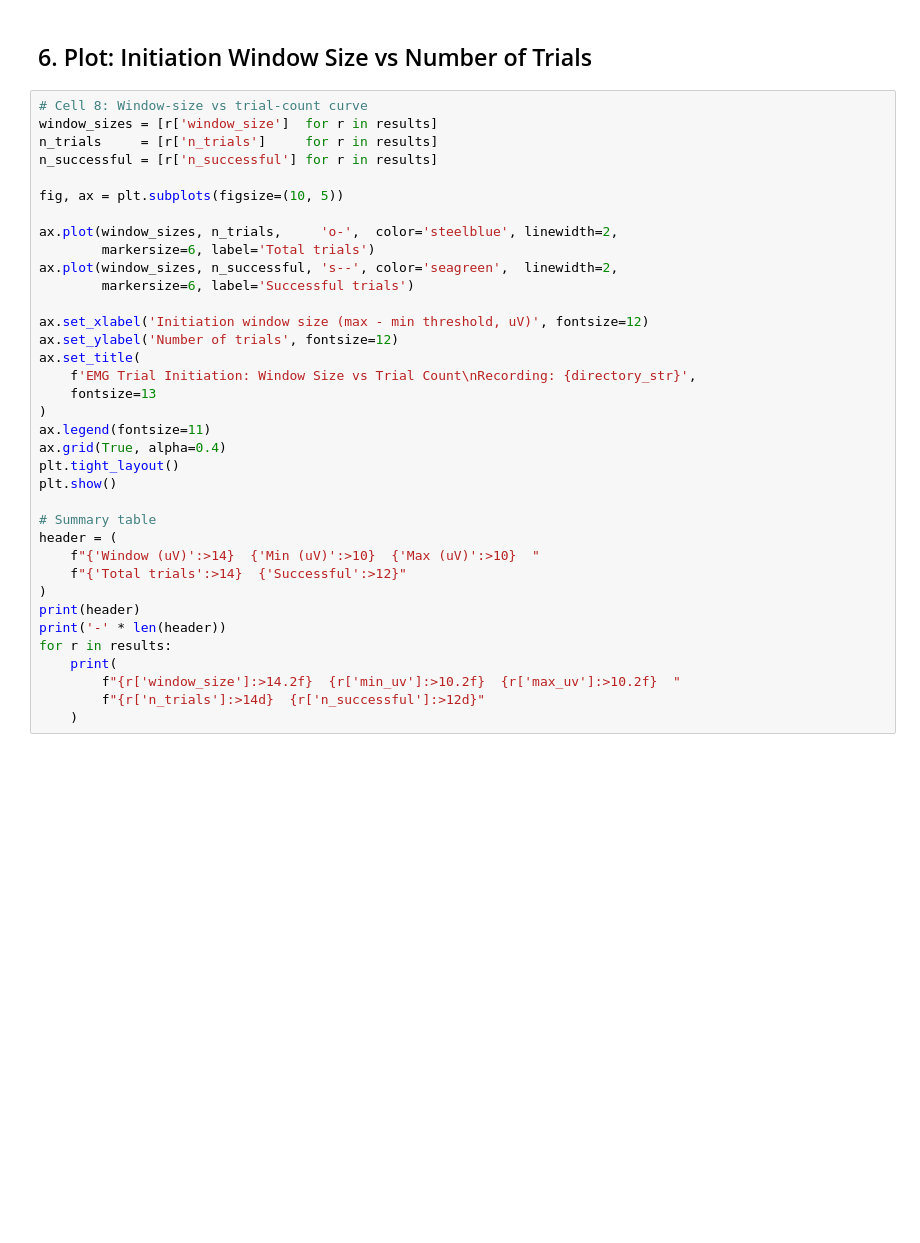
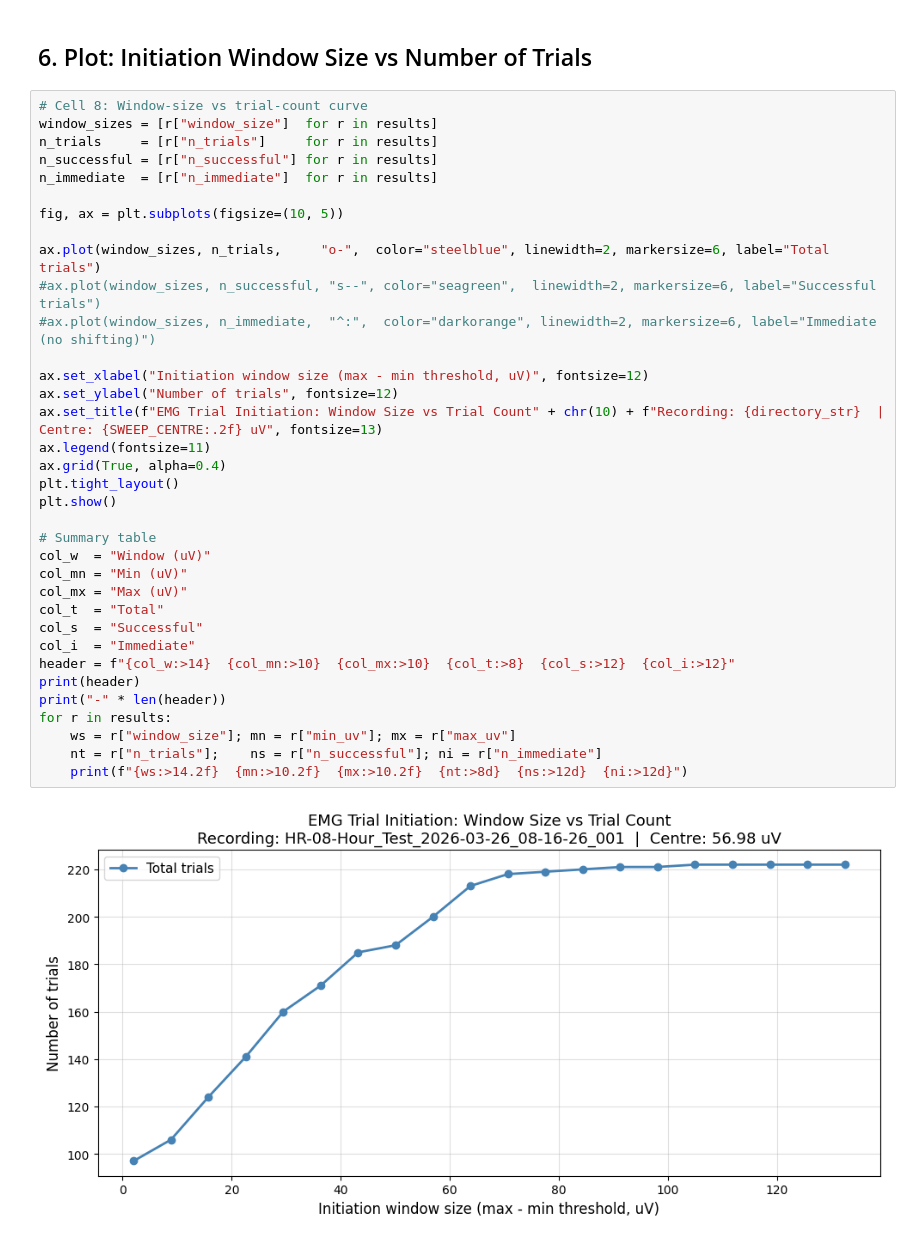
Before and after one commit to yahriels/Open-Ephys-H-Reflex-Python-Data-Analysis, a Jupyter notebook: src/open_ephys/analysis/Multi_EMG_Trial_Initiation_Simulator.ipynb, the cells around one changed output. Drawn from its saved outputs; the diff is of its cells as text; blank space fills up the shorter version.

```diff
--- a/src/open_ephys/analysis/Multi_EMG_Trial_Initiation_Simulator.ipynb
+++ b/src/open_ephys/analysis/Multi_EMG_Trial_Initiation_Simulator.ipynb
@@ -202,37 +244,38 @@ print('\nAll simulations complete.')
 ## 6. Plot: Initiation Window Size vs Number of Trials
 # %%
 # Cell 8: Window-size vs trial-count curve
-window_sizes = [r['window_size']  for r in results]
-n_trials     = [r['n_trials']     for r in results]
-n_successful = [r['n_successful'] for r in results]
+window_sizes = [r["window_size"]  for r in results]
+n_trials     = [r["n_trials"]     for r in results]
+n_successful = [r["n_successful"] for r in results]
+n_immediate  = [r["n_immediate"]  for r in results]
 
 fig, ax = plt.subplots(figsize=(10, 5))
 
-ax.plot(window_sizes, n_trials,     'o-',  color='steelblue', linewidth=2,
-        markersize=6, label='Total trials')
-ax.plot(window_sizes, n_successful, 's--', color='seagreen',  linewidth=2,
-        markersize=6, label='Successful trials')
+ax.plot(window_sizes, n_trials,     "o-",  color="steelblue", linewidth=2, markersize=6, label="Total trials")
+#ax.plot(window_sizes, n_successful, "s--", color="seagreen",  linewidth=2, markersize=6, label="Successful trials")
+#ax.plot(window_sizes, n_immediate,  "^:",  color="darkorange", linewidth=2, markersize=6, label="Immediate (no shifting)")
 
-ax.set_xlabel('Initiation window size (max - min threshold, uV)', fontsize=12)
-ax.set_ylabel('Number of trials', fontsize=12)
-ax.set_title(
-    f'EMG Trial Initiation: Window Size vs Trial Count\nRecording: {directory_str}',
-    fontsize=13
-)
+ax.set_xlabel("Initiation window size (max - min threshold, uV)", fontsize=12)
+ax.set_ylabel("Number of trials", fontsize=12)
+ax.set_title(f"EMG Trial Initiation: Window Size vs Trial Count" + chr(10) + f"Recording: {directory_str}  |  Centre: {SWEEP_CENTRE:.2f} uV", fontsize=13)
 ax.legend(fontsize=11)
 ax.grid(True, alpha=0.4)
 plt.tight_layout()
 plt.show()
 
 # Summary table
-header = (
-    f"{'Window (uV)':>14}  {'Min (uV)':>10}  {'Max (uV)':>10}  "
-    f"{'Total trials':>14}  {'Successful':>12}"
-)
+col_w  = "Window (uV)"
+col_mn = "Min (uV)"
+col_mx = "Max (uV)"
+col_t  = "Total"
+col_s  = "Successful"
+col_i  = "Immediate"
+header = f"{col_w:>14}  {col_mn:>10}  {col_mx:>10}  {col_t:>8}  {col_s:>12}  {col_i:>12}"
 print(header)
-print('-' * len(header))
+print("-" * len(header))
 for r in results:
-    print(
-        f"{r['window_size']:>14.2f}  {r['min_uv']:>10.2f}  {r['max_uv']:>10.2f}  "
-        f"{r['n_trials']:>14d}  {r['n_successful']:>12d}"
-    )
+    ws = r["window_size"]; mn = r["min_uv"]; mx = r["max_uv"]
+    nt = r["n_trials"];    ns = r["n_successful"]; ni = r["n_immediate"]
+    print(f"{ws:>14.2f}  {mn:>10.2f}  {mx:>10.2f}  {nt:>8d}  {ns:>12d}  {ni:>12d}")
+# %% [output]
+[figure, added]
```
Also changed, not shown: parts of 7 cells of this notebook, 1 other file.
